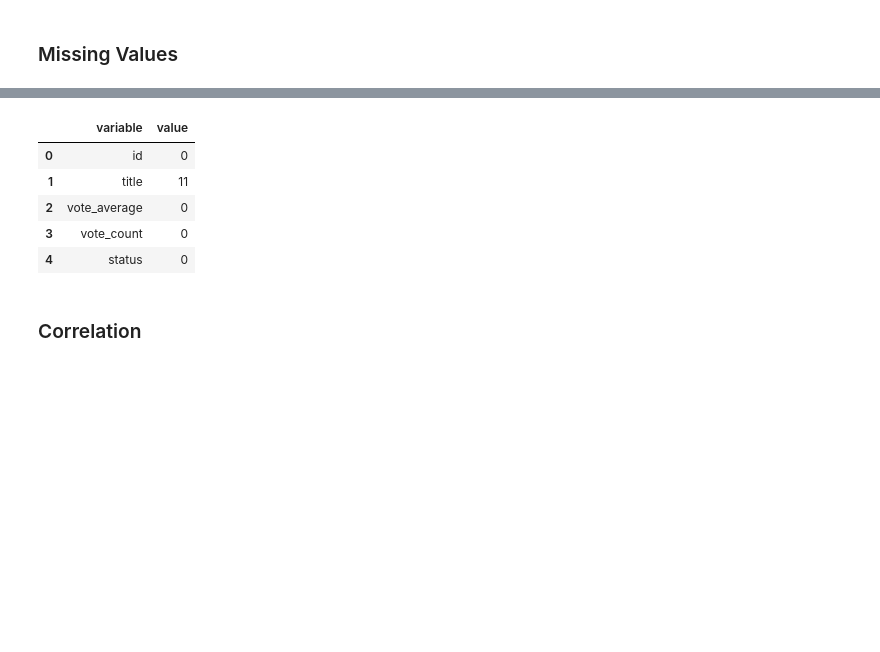
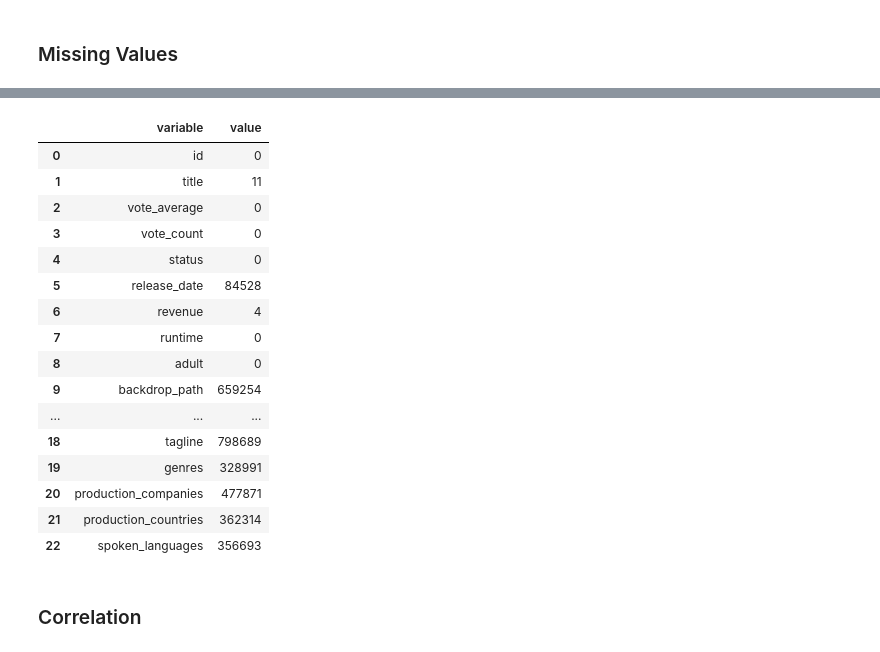
Before and after one commit to kebeneleben/MScDA-Sem2-CA1, a Jupyter notebook: CA1-EDA.ipynb, the cells around one changed output, grey strips where cells are left out. Drawn from its saved outputs; the diff is of its cells as text; code cells hidden in the pictures; blank space fills up the shorter version.

Commit message:
fixed some tables that will be used in the paper in pandas

```diff
--- a/CA1-EDA.ipynb
+++ b/CA1-EDA.ipynb
@@ -119,12 +119,23 @@ missingDF.melt()
 # %%
-moviesDF.select([fn.count(fn.when(fn.col(c).isNull(), c)).alias(c) for c in moviesDF.columns]).toPandas().melt().head()
+moviesDF.select([fn.count(fn.when(fn.col(c).isNull(), c)).alias(c) for c in moviesDF.columns]).toPandas().melt()
 # %% [output]
 |  | variable | value |
 | 0 | id | 0 |
 | 1 | title | 11 |
 | 2 | vote_average | 0 |
 | 3 | vote_count | 0 |
 | 4 | status | 0 |
+| 5 | release_date | 84528 |
+| 6 | revenue | 4 |
+| 7 | runtime | 0 |
+| 8 | adult | 0 |
+| 9 | backdrop_path | 659254 |
+| ... | ... | ... |
+| 18 | tagline | 798689 |
+| 19 | genres | 328991 |
+| 20 | production_companies | 477871 |
+| 21 | production_countries | 362314 |
+| 22 | spoken_languages | 356693 |
 # %% [markdown]
 ### Correlation
 # %%
```
Also changed, not shown: parts of 2 cells of this notebook.
